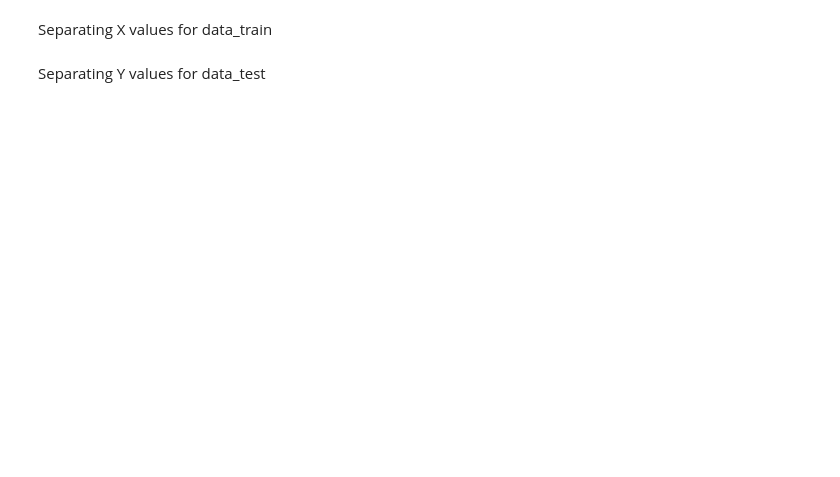
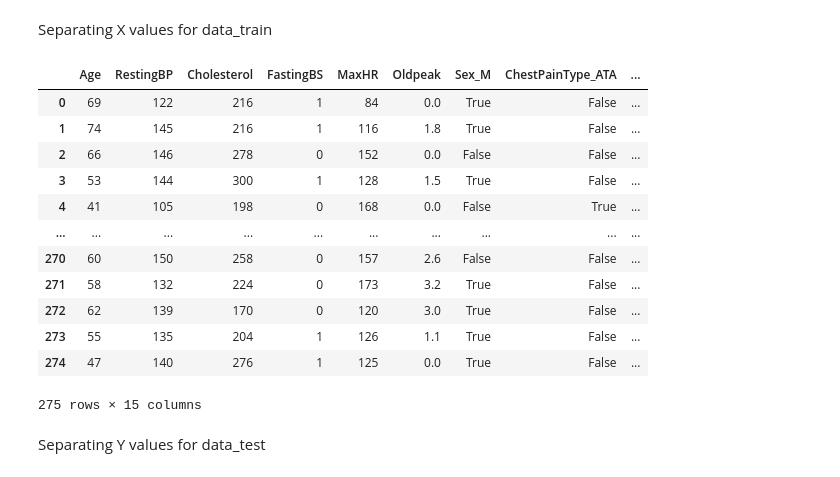
Before and after one commit to neloduka-sobe/Heart-Diseases-Prediction, a Jupyter notebook: Heart.ipynb, the cells around one changed output. Cells and saved outputs as stored; diff of their text form; code cells hidden in the pictures; blank space fills up the shorter version.

```diff
--- a/Heart.ipynb
+++ b/Heart.ipynb
@@ -79,6 +64,23 @@ Separating X values for data_train
 # %%
 data_trainX = data_train_oh.loc[:,data_train_oh.columns != 'HeartDisease']
 data_trainX
+
+data_testX = data_test_oh.loc[:,data_test_oh.columns != 'HeartDisease']
+data_testX
+# %% [output]
+|  | Age | RestingBP | Cholesterol | FastingBS | MaxHR | Oldpeak | Sex_M | ChestPainType_ATA | ... |
+| 0 | 69 | 122 | 216 | 1 | 84 | 0.0 | True | False | ... |
+| 1 | 74 | 145 | 216 | 1 | 116 | 1.8 | True | False | ... |
+| 2 | 66 | 146 | 278 | 0 | 152 | 0.0 | False | False | ... |
+| 3 | 53 | 144 | 300 | 1 | 128 | 1.5 | True | False | ... |
+| 4 | 41 | 105 | 198 | 0 | 168 | 0.0 | False | True | ... |
+| ... | ... | ... | ... | ... | ... | ... | ... | ... | ... |
+| 270 | 60 | 150 | 258 | 0 | 157 | 2.6 | False | False | ... |
+| 271 | 58 | 132 | 224 | 0 | 173 | 3.2 | True | False | ... |
+| 272 | 62 | 139 | 170 | 0 | 120 | 3.0 | True | False | ... |
+| 273 | 55 | 135 | 204 | 1 | 126 | 1.1 | True | False | ... |
+| 274 | 47 | 140 | 276 | 1 | 125 | 0.0 | True | False | ... |
+275 rows × 15 columns
 # %% [markdown]
 Separating Y values for data_test
 # %%
```
Also changed, not shown: parts of 17 cells of this notebook, 2 other files.
